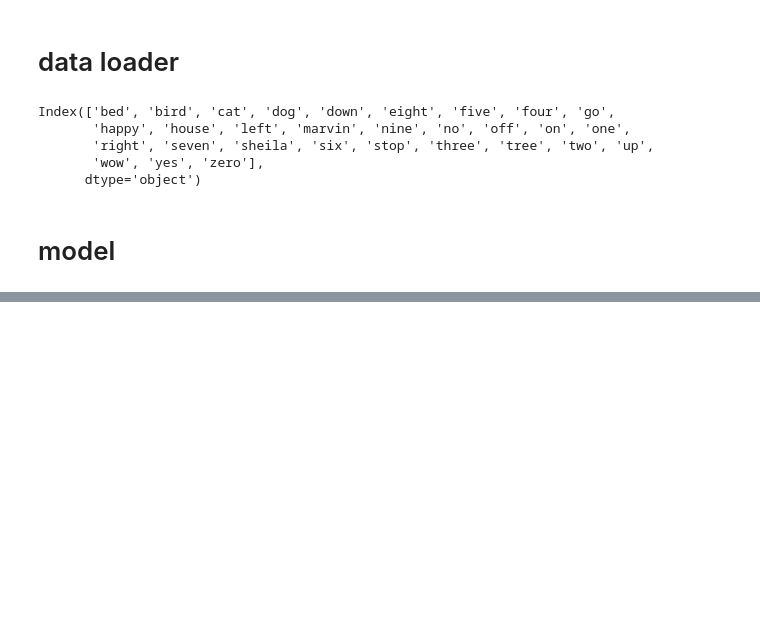
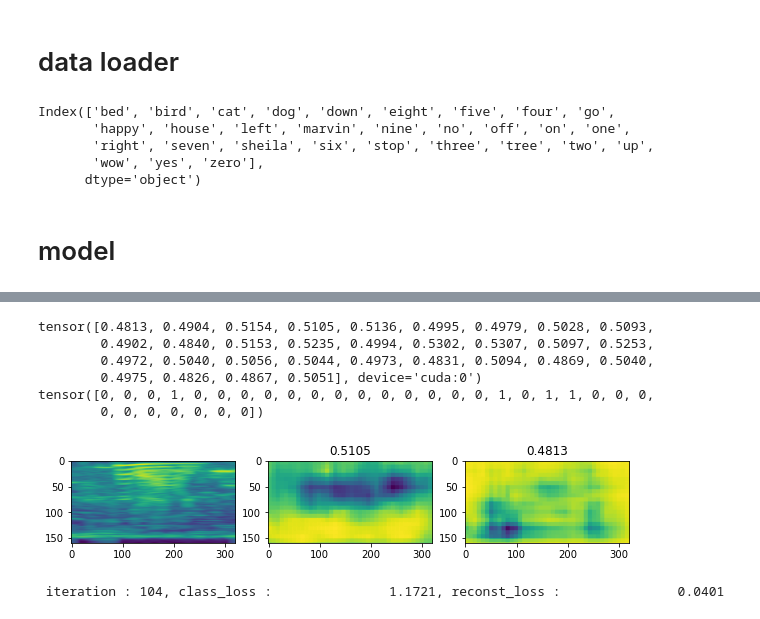
Before and after one commit to kimsh12191/SplitSound, a Jupyter notebook: 06_classfier.ipynb, the cells around one changed output, grey strips where cells are left out. Cells and saved outputs as stored; diff of their text form; code cells hidden in the pictures; blank space fills up the shorter version.

```diff
--- a/06_classfier.ipynb
+++ b/06_classfier.ipynb
@@ -13,17 +13,17 @@ import torch
 # %%
 config_dict = {
     'gpu': 0,
-    'resume': './logs/final_train',
+    'resume': './logs/first_train/',
 #     'resume': False,
 
     'max_iteration': 1000000,
     'lr': 0.0001,
     'weight_decay': 0.00001,
     'momentum': 0.99,
-    'batch_size': 5,
+    'batch_size': 3,
     'model': 'fcn8',
     'n_class': 30+1,
-    'interval_validate': 1000,
+    'interval_validate': 10000,
 }
 
 # log diectory 생성
@@ -58,10 +58,10 @@ Index(['bed', 'bird', 'cat', 'dog', 'down', 'eight', 'five', 'four', 'go',
 
 # 앞에서 9만번까지는 train 그 다음은 valid로 사용
 train_dir_list = np.sort(glob.glob('./train/*.wav'))[:90000]
-valid_dir_list = np.sort(glob.glob('./train/*.wav'))[90050:90051]
+valid_dir_list = np.sort(glob.glob('./train/*.wav'))[90000:]
 
 train_dataset = GetTrainDataset(train_dir_list, label_df=label_df.iloc[:90000], class_list=label_df.columns[1:args.n_class])
-valid_dataset = GetTrainDataset(valid_dir_list, label_df=label_df.iloc[90050:90051], class_list=label_df.columns[1:args.n_class])
+valid_dataset = GetTrainDataset(valid_dir_list, label_df=label_df.iloc[90000:], class_list=label_df.columns[1:args.n_class])
 
 train_loader = DataLoader(dataset=train_dataset, batch_size=args.batch_size, shuffle=True, num_workers=0) # 이게 worker 0이어야 에러가안남 broken pipe인지뭔지
 valid_loader = DataLoader(dataset=valid_dataset, batch_size=args.batch_size, shuffle=True, num_workers=0) # 이게 worker 0이어야 에러가안남 broken pipe인지뭔지
@@ -116,5 +116,0 @@ trainer = FCNTrainerClassify(
-# %%
-# if args.resume:
-#     trainer.epoch = checkpoint['iteration']
-#     trainer.iteration = checkpoint['epoch']
-trainer.train()
@@ -154,0 +117,18 @@ for i in range(31):
+# %%
+max_epoch = int(math.ceil(1. * trainer.max_iter / len(trainer.train_loader)))
+
+for epoch in tqdm.notebook.trange(trainer.epoch, max_epoch,
+                         desc='Train'):
+    trainer.epoch = epoch
+    trainer.train_epoch()
+    if trainer.iteration >= trainer.max_iter:
+        break
+# %% [output]
+tensor([0.4813, 0.4904, 0.5154, 0.5105, 0.5136, 0.4995, 0.4979, 0.5028, 0.5093,
+        0.4902, 0.4840, 0.5153, 0.5235, 0.4994, 0.5302, 0.5307, 0.5097, 0.5253,
+        0.4972, 0.5040, 0.5056, 0.5044, 0.4973, 0.4831, 0.5094, 0.4869, 0.5040,
+        0.4975, 0.4826, 0.4867, 0.5051], device='cuda:0')
+tensor([0, 0, 0, 1, 0, 0, 0, 0, 0, 0, 0, 0, 0, 0, 0, 0, 0, 1, 0, 1, 1, 0, 0, 0,
+        0, 0, 0, 0, 0, 0, 0])
+[figure, added]
+ iteration : 104, class_loss :               1.1721, reconst_loss :               0.0401
```
Also changed, not shown: parts of 7 cells of this notebook, 4 other files.
